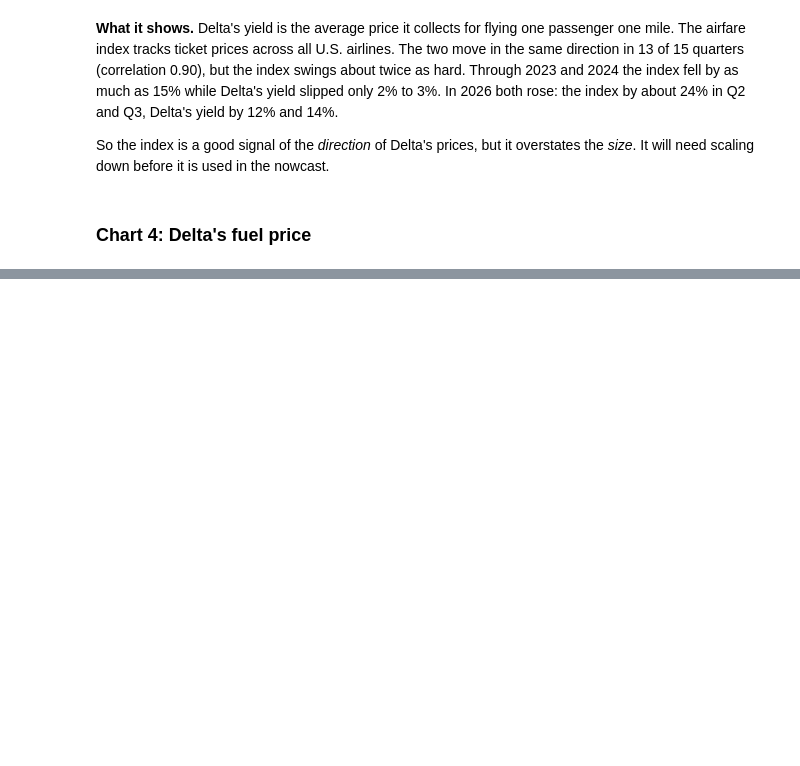
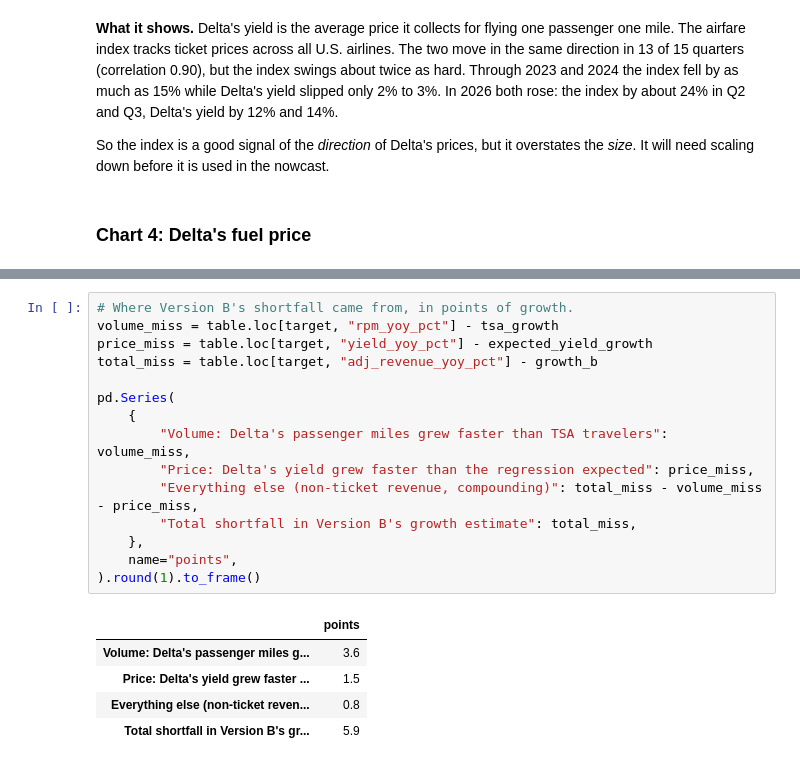
Before and after one commit to arjunL124/TSA-Delta-Revenue-Backtest, a Jupyter notebook: analysis.ipynb, the cells around one changed output, grey strips where cells are left out. Cells and saved outputs as stored; diff of their text form; blank space fills up the shorter version.

```diff
--- a/analysis.ipynb
+++ b/analysis.ipynb
@@ -527,0 +783,21 @@ The rise lines up in time with the 2026 jump in Delta's yield (chart 3) and in r
+# %%
+# Where Version B's shortfall came from, in points of growth.
+volume_miss = table.loc[target, "rpm_yoy_pct"] - tsa_growth
+price_miss = table.loc[target, "yield_yoy_pct"] - expected_yield_growth
+total_miss = table.loc[target, "adj_revenue_yoy_pct"] - growth_b
+
+pd.Series(
+    {
+        "Volume: Delta's passenger miles grew faster than TSA travelers": volume_miss,
+        "Price: Delta's yield grew faster than the regression expected": price_miss,
+        "Everything else (non-ticket revenue, compounding)": total_miss - volume_miss - price_miss,
+        "Total shortfall in Version B's growth estimate": total_miss,
+    },
+    name="points",
+).round(1).to_frame()
+# %% [output]
+|  | points |
+| Volume: Delta's passenger miles g... | 3.6 |
+| Price: Delta's yield grew faster ... | 1.5 |
+| Everything else (non-ticket reven... | 0.8 |
+| Total shortfall in Version B's gr... | 5.9 |
```
Also changed, not shown: parts of 20 cells of this notebook, 3 other files.
